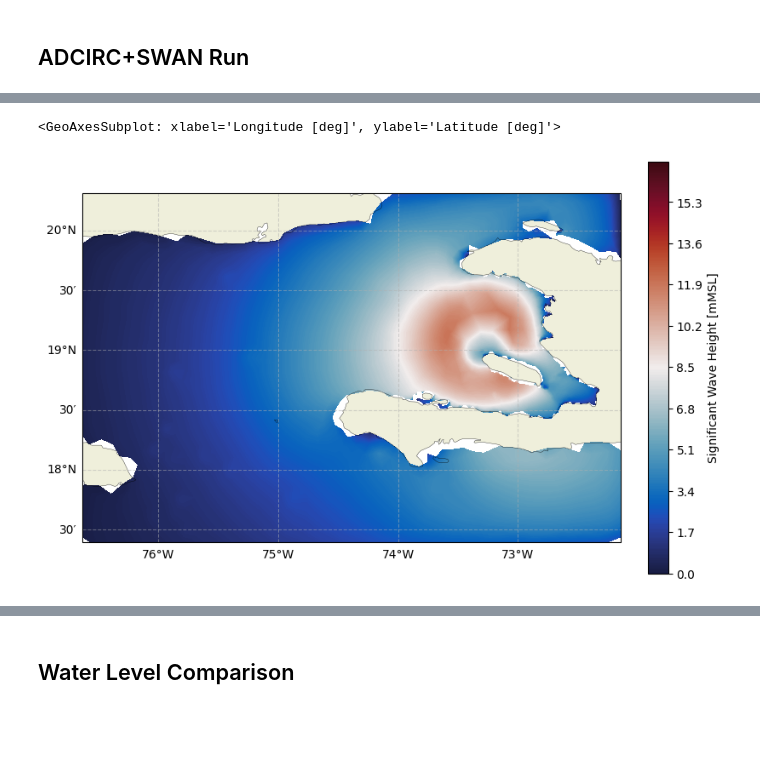
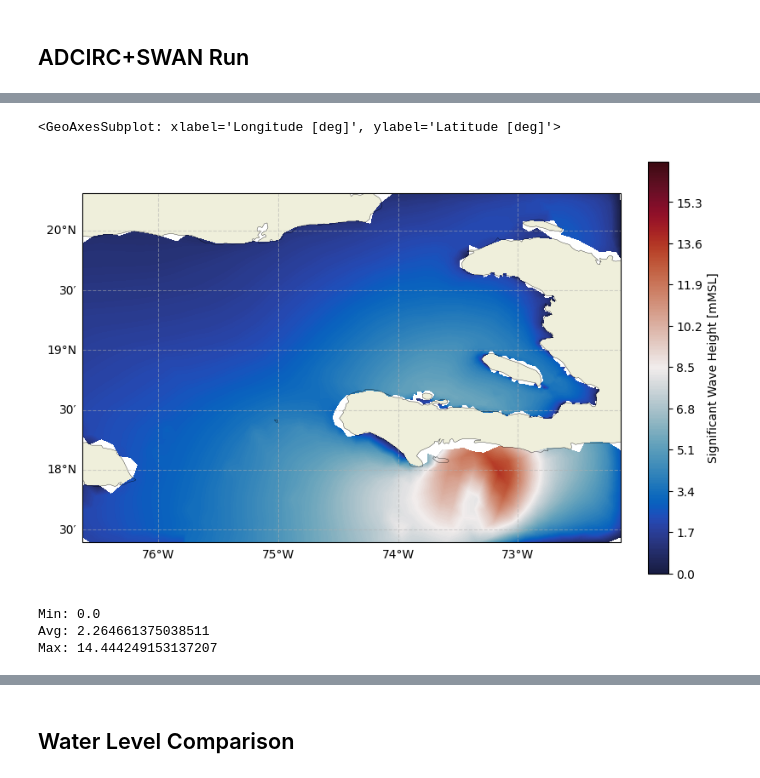
Before and after one commit to aesgeorges/LaGonaveFM, a Jupyter notebook: analysis/plot.ipynb, the cells around one changed output, grey strips where cells are left out. Cells and saved outputs as stored; diff of their text form; code cells hidden in the pictures; blank space fills up the shorter version.

```diff
--- a/analysis/plot.ipynb
+++ b/analysis/plot.ipynb
@@ -69,6 +69,8 @@ Text(0, 0.5, 'Water level [m MSL]')
 [figure]
 # %% [markdown]
 ## ADCIRC+SWAN Run
+# %%
+timestep=65
 # %%
 super_shift = '../staging/runs/Matthew2016_SWAN_mod/'
 root_swan = super_shift+'adcirc+swan/'
@@ -100,10 +102,21 @@ Max: 14.37878131866455
 # %%
 fig, ax = plt.subplots(figsize = (8,5), subplot_kw={'projection': ccrs.PlateCarree()},
                     constrained_layout=True)
 
 plot_nc(nc_HS, 'swan_HS', levels = np.arange(0., 17., 0.05),
         background_map = True, cbar = True, cb_label = 'Significant Wave Height [mMSL]',
-        cmap = cmocean.cm.balance, ts = 10, ax = ax, fig = fig)
+        cmap = cmocean.cm.balance, ts = timestep, ax = ax, fig = fig)
 # %% [output]
 <GeoAxesSubplot: xlabel='Longitude [deg]', ylabel='Latitude [deg]'>
-[figure, old version]
+[figure, new version]
+# %%
+nc_DIR = netcdf.Dataset(root_swan+'swan_DIR.63.nc', 'r')
+variables = list(nc_DIR.variables.keys())
+swan_HS_DIR = nc_HS.variables['swan_HS'][:]
+print('Min: ' + str(swan_HS_DIR.min()))
+print('Avg: ' + str(swan_HS_DIR.mean()))
+print('Max: ' + str(swan_HS_DIR.max()))
+# %% [output]
+Min: 0.0
+Avg: 2.264661375038511
+Max: 14.444249153137207
```
Also changed, not shown: parts of 10 cells of this notebook, 14 other files.
